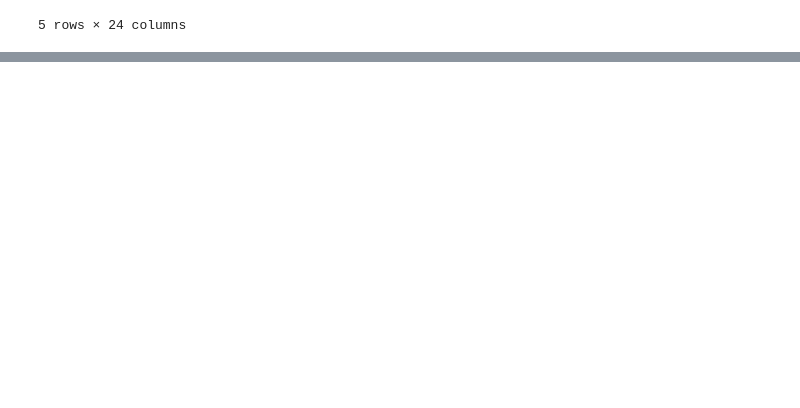
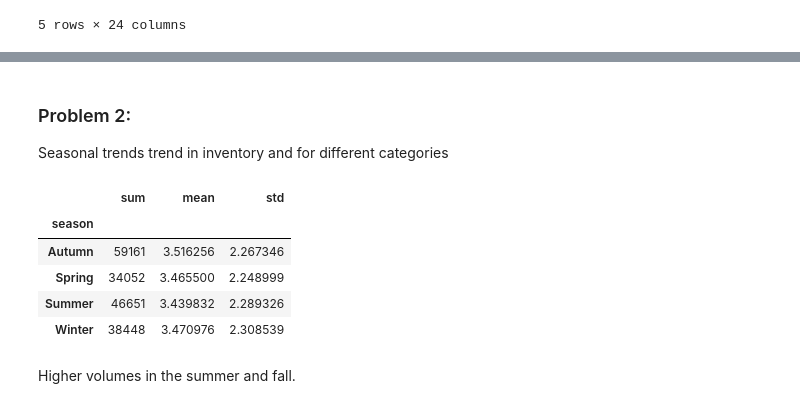
Before and after one commit to AJB0211/MachineLearningExercise, a Jupyter notebook: alex/eda.ipynb, the cells around one changed output, grey strips where cells are left out. Saved outputs shown, nothing was run; the diff lists cells and outputs as text; code cells hidden in the pictures; blank space fills up the shorter version.

```diff
--- a/alex/eda.ipynb
+++ b/alex/eda.ipynb
@@ -29,0 +30,3 @@ returns.head()
+# %% [markdown]
+### Problem 2:
+Seasonal trends trend in inventory and for different categories
@@ -29,0 +43,11 @@ returns.head()
+# %%
+orders.groupby("season")["Quantity"].agg(["sum","mean","std"])
+# %% [output]
+|  | sum | mean | std |
+| season |  |  |  |
+| Autumn | 59161 | 3.516256 | 2.267346 |
+| Spring | 34052 | 3.465500 | 2.248999 |
+| Summer | 46651 | 3.439832 | 2.289326 |
+| Winter | 38448 | 3.470976 | 2.308539 |
+# %% [markdown]
+Higher volumes in the summer and fall.
```
Also changed, not shown: parts of 44 cells of this notebook, 1 other file.
